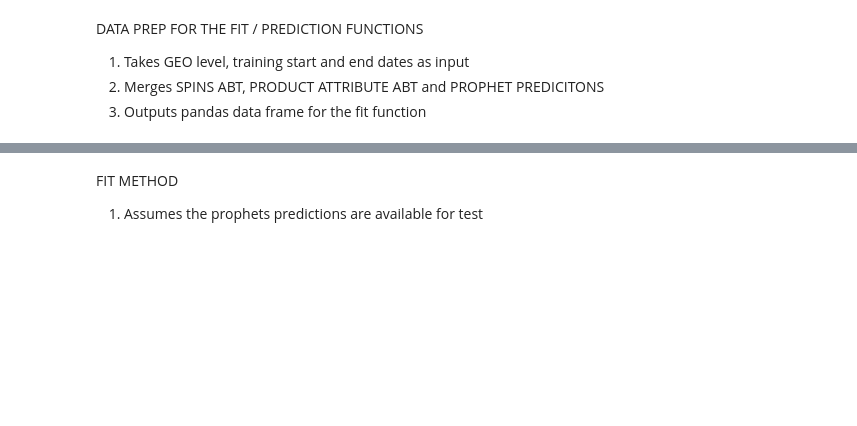
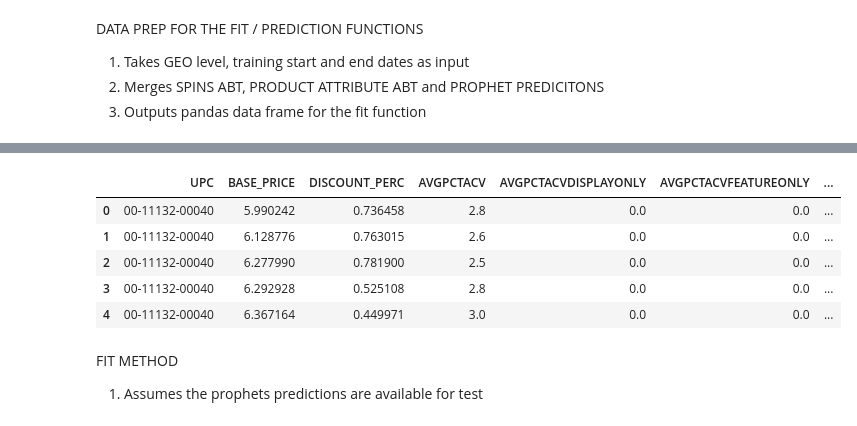
Before and after one commit to sadrach-p-wqpredtech/carina_notebooks, a Jupyter notebook: carina_notebooks/carina_createModel_MLFLow_FRED_SPv2.ipynb, the cells around one changed output, grey strips where cells are left out. Drawn from its saved outputs; the diff is of its cells as text; code cells hidden in the pictures; blank space fills up the shorter version.

```diff
--- a/carina_notebooks/carina_createModel_MLFLow_FRED_SPv2.ipynb
+++ b/carina_notebooks/carina_createModel_MLFLow_FRED_SPv2.ipynb
@@ -129,7 +129,8 @@ def dataPrep(LEVEL,TRAINING_START_DATE,TRAINING_END_DATE,DEPLOY):
                          'LABELED_ORGANIC', 'SUBCATEGORY', 'BRAND', 'COMPANY',  'UNIT_OF_MEASURE',
                          'PACKAGING_TYPE_PRIMARY', 'FORM', 'LABELED_NON_GMO', 'STORAGE',
                  'MARKET_REGION_NAME', 'MARKET_REGION','CHANNEL', 'YHAT','UNITS','DOLLARS','TIMEPERIODENDDATE','MIN_SPPD',
-       'MAX_SPPD','SPPD'])
+       'MAX_SPPD','SPPD', 'PRICE_INDEX_ALL', 'PRICE_INDEX_FOOD', 'PRICE_INDEX_PETFOOD',
+       'PRICE_INDEX_GASOLINE'])
 
 
     ip['UPC'].fillna(0, inplace=True)
@@ -148,17 +149,24 @@ def dataPrep(LEVEL,TRAINING_START_DATE,TRAINING_END_DATE,DEPLOY):
     ip['YEAR'] = ip['YEAR'].astype(int)
 
     ip=ip.to_pandas()
-#     ip['BASE_PRICE']=np.log(ip['BASE_PRICE'])
-#     ip['DISCOUNT_PERC']=np.log(ip['DISCOUNT_PERC']+0.0001)
 
-#     week_count= ip.groupby(by=['MARKET_REGION','MARKET_REGION_NAME','CHANNEL','UPC'])["WEEK"].count().reset_index()
-#     print(week_count.head())
-#     week_count.rename(columns = {'WEEK':'WEEK_COUNT'}, inplace = True)
+    '''
 
-#     ip=ip.merge(week_count,on=['MARKET_REGION','MARKET_REGION_NAME','CHANNEL','UPC'],how='left')
 
-#     ip = ip[ip['WEEK_COUNT'] > 12]
 
+    fred_abt1 = client.query('SELECT * FROM scratch.refined_spins.abt_fred_nation_month_pivoted_1')
+    fred_abt1 = fred_abt1.toPandas()
+    #pd.DataFrame(fred_client.table('abt_fred_nation_month_pivoted_1'))
+    fred_cols = ['FRED_NATION_MONTH_CUUR0000SETB01', 'FRED_NATION_MONTH_CPIAUCNS','FRED_NATION_MONTH_CPIUFDNS', 'FRED_NATION_MONTH_CUUR0000SS61031', 'TIMEPERIODENDDATE', 'MARKET_REGION', 'MARKET_REGION_NAME']
+
+
+    fred_abt1 = fred_abt1[fred_cols]
+    #fred_abt1[model_vars] = fred_abt1[model_vars].shift(lag_var)
+
+    fred_abt1['TIMEPERIODENDDATE'] = pd.to_datetime(fred_abt1['TIMEPERIODENDDATE'])
+    ip['TIMEPERIODENDDATE'] = pd.to_datetime(ip['TIMEPERIODENDDATE'])
+    ip = pd.merge(fred_abt1, ip, how='inner', left_on=['TIMEPERIODENDDATE', 'MARKET_REGION', 'MARKET_REGION_NAME'], right_on=['TIMEPERIODENDDATE', 'MARKET_REGION', 'MARKET_REGION_NAME'])
+    '''
 
     return ip
 
@@ -167,3 +175,7 @@ def dataPrep(LEVEL,TRAINING_START_DATE,TRAINING_END_DATE,DEPLOY):
 # ff.shape
 # %% [output]
 [interactive output not drawn]
+# %%
+x = dataPrep( LEVEL='TOTAL US',TRAINING_START_DATE='2019-01-01',TRAINING_END_DATE = '2021-12-31',DEPLOY="YES")
+x.head()
+# %% [output]
@@ -170,3 +183,9 @@ def dataPrep(LEVEL,TRAINING_START_DATE,TRAINING_END_DATE,DEPLOY):
+|  | UPC | BASE_PRICE | DISCOUNT_PERC | AVGPCTACV | AVGPCTACVDISPLAYONLY | AVGPCTACVFEATUREONLY | ... |
+| 0 | 00-11132-00040 | 5.990242 | 0.736458 | 2.8 | 0.0 | 0.0 | ... |
+| 1 | 00-11132-00040 | 6.128776 | 0.763015 | 2.6 | 0.0 | 0.0 | ... |
+| 2 | 00-11132-00040 | 6.277990 | 0.781900 | 2.5 | 0.0 | 0.0 | ... |
+| 3 | 00-11132-00040 | 6.292928 | 0.525108 | 2.8 | 0.0 | 0.0 | ... |
+| 4 | 00-11132-00040 | 6.367164 | 0.449971 | 3.0 | 0.0 | 0.0 | ... |
 # %% [markdown]
 FIT METHOD
 1. Assumes the prophets predictions are available for test
```
Also changed, not shown: parts of 5 cells of this notebook.
